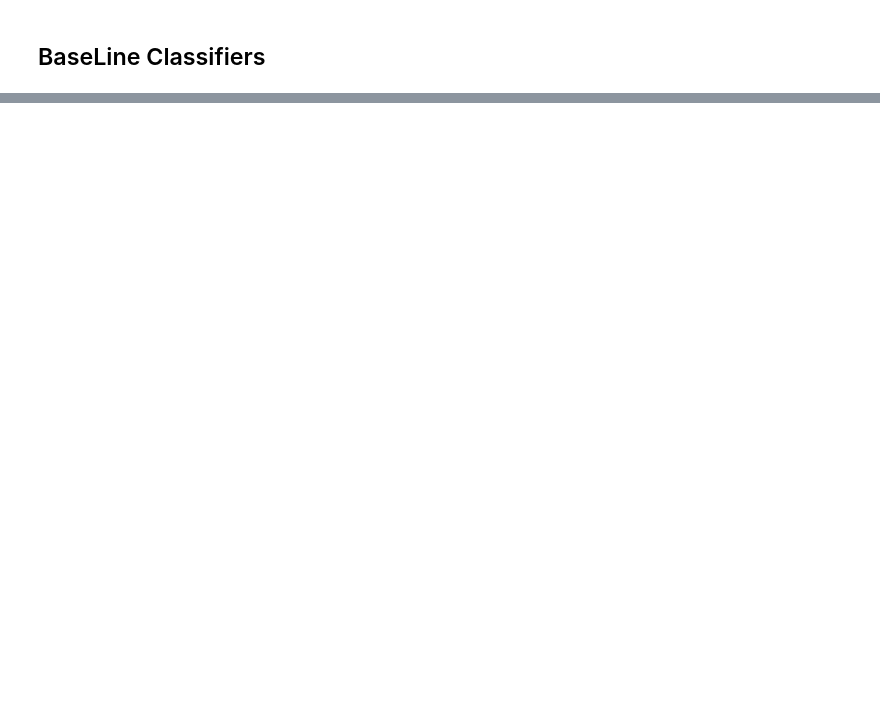
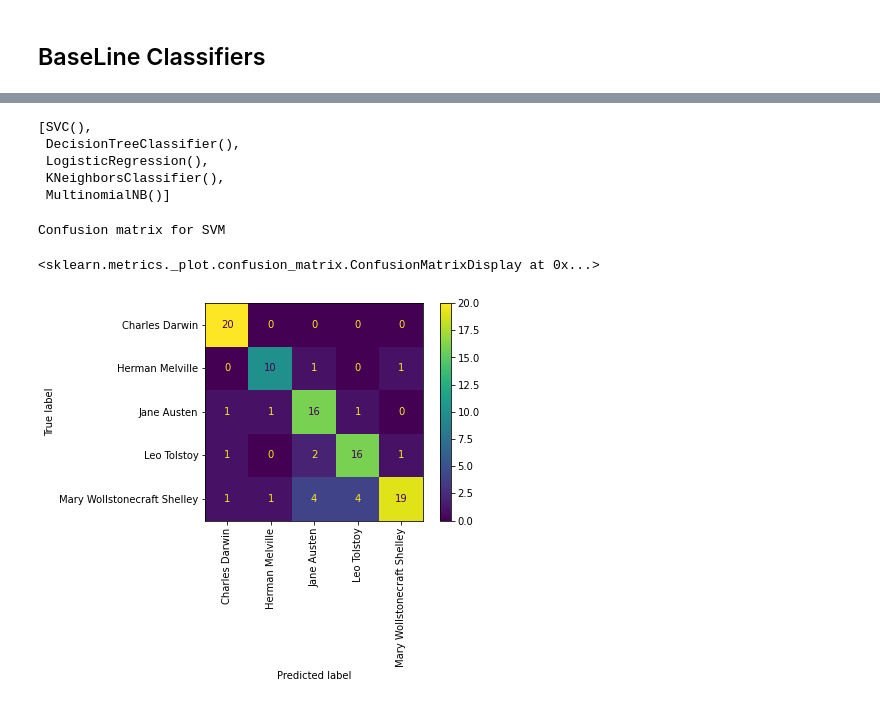
Before and after one commit to Jayshil-Patel/NLP-Classification, a Jupyter notebook: trial.ipynb, the cells around one changed output, grey strips where cells are left out. Saved outputs shown, nothing was run; the diff lists cells and outputs as text; code cells hidden in the pictures; blank space fills up the shorter version.

Commit message:
added confusion matrix

```diff
--- a/trial.ipynb
+++ b/trial.ipynb
@@ -140,0 +131,19 @@ plt.show()
+# %%
+model_list
+# %% [output]
+[SVC(),
+ DecisionTreeClassifier(),
+ LogisticRegression(),
+ KNeighborsClassifier(),
+ MultinomialNB()]
+# %%
+from sklearn.metrics import confusion_matrix
+from sklearn.metrics import ConfusionMatrixDisplay
+print('Confusion matrix for SVM')
+Model = SVC()
+Model.fit(train_matrix, train_df['author'])
+ConfusionMatrixDisplay.from_estimator(Model,test_matrix,test_df['author'],xticks_rotation='vertical')
+# %% [output]
+Confusion matrix for SVM
+<sklearn.metrics._plot.confusion_matrix.ConfusionMatrixDisplay at 0x...>
+[figure, added]
```
Also changed, not shown: parts of 7 cells of this notebook, 1 other file.
